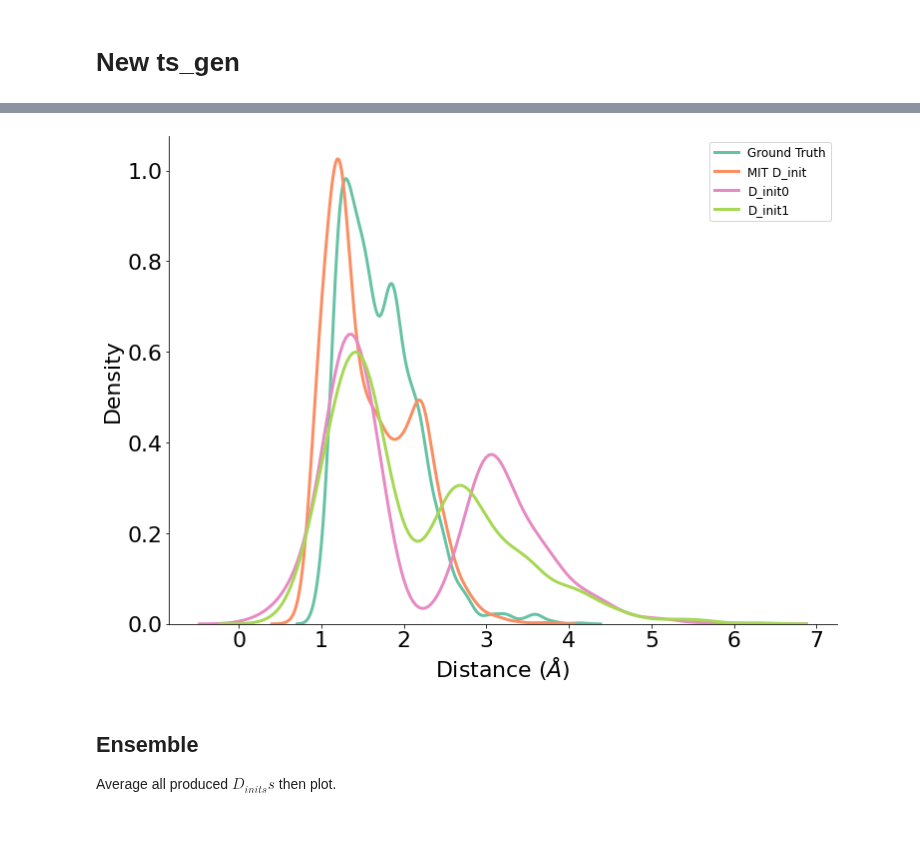
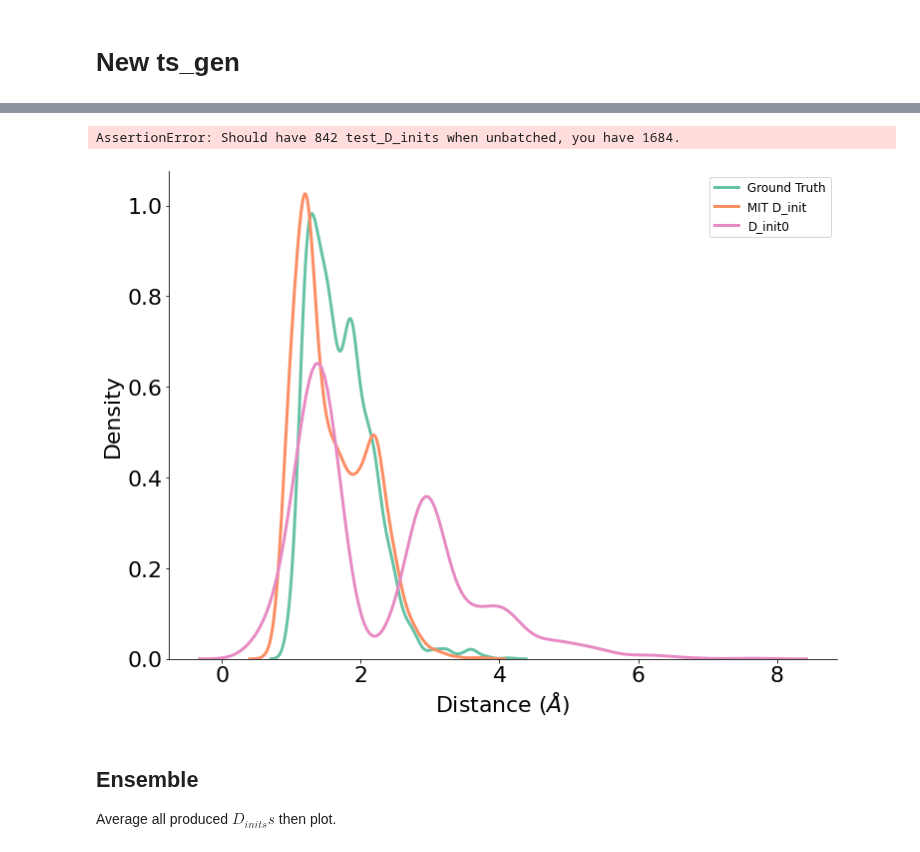
Before and after one commit to avishvj/3d-reactions, a Jupyter notebook: ts_gen_port.ipynb, the cells around one changed output, grey strips where cells are left out. Cells and saved outputs as stored; diff of their text form; code cells hidden in the pictures.

```diff
--- a/ts_gen_port.ipynb
+++ b/ts_gen_port.ipynb
@@ -8,10 +8,10 @@ from utils.meta_eval import TSGenArgs, create_ds_dict, plot_ds
 from experiments.meta_eval.me import experiment
 
 args = TSGenArgs()
-args.n_epochs = 1
-args.test_interval = 1
-args.gnn_depth = 2
-args.n_layers = 2
+args.n_epochs = 100
+args.test_interval = 100
+args.gnn_depth = 1
+args.n_layers = 1
 # args.remove_existing_data = True
 
 exp_log = experiment(args)
@@ -23,25 +59,28 @@ Best Test Loss 0.36409000597201635 on Epoch 1
 # %%
-file_name = 'test.npy'
-exp_log.save_Ds(file_name, save_to_log_dir=True)
-exp_log.save_Ws(file_name, save_to_log_dir=True)
-exp_log.plot_loss(save_fig = True)
+file_name = '8.npy'
+#exp_log.save_Ds(file_name, save_to_log_dir=True)
+#exp_log.save_Ws(file_name, save_to_log_dir=True)
+# exp_log.plot_loss(save_fig = True)
+# %% [output]
+AssertionError: Should have 842 test_D_inits when unbatched, you have 1684.
 # %%
 import os
 
 # create ds_dict and plot d_inits
 mols_folder = 'data/raw/'
 d_folder = 'experiments/meta_eval/d_inits/'
 
 d_plot_name = os.path.join(os.path.dirname(args.log_dir), 'dplot') # None won't save fig
 # b/d/n=standard; h=32 1(e=20), 2(e=30)
 # standard: 1(e=100,t=2500s), 3(e=10, t=400s), 4(e=30, t=1200s), 5(e=50, t=1900s), 6(e=100, t=3850s)
-# 09/08: 10(e=100,t=3580)
-d_files = ['1.npy', '10.npy']
+# 09/08: 9(e=100,t=3900), 10(e=100,t=3580)
+# 09/08 no opt: 8(e=100, t=2400)
+d_files = ['8.npy']
 ds_not_to_print = ['lin_approx']
 ds_dict = create_ds_dict(d_files, d_folder, mols_folder) # TODO: create default d_init class for these?
 plot_ds(ds_dict, ds_not_to_print, d_plot_name)
 # %% [output]
-[figure, old version]
+[figure, new version]
 # %% [markdown]
 ## Ensemble
 
```
Also changed, not shown: parts of 2 cells of this notebook, 21 other files.
